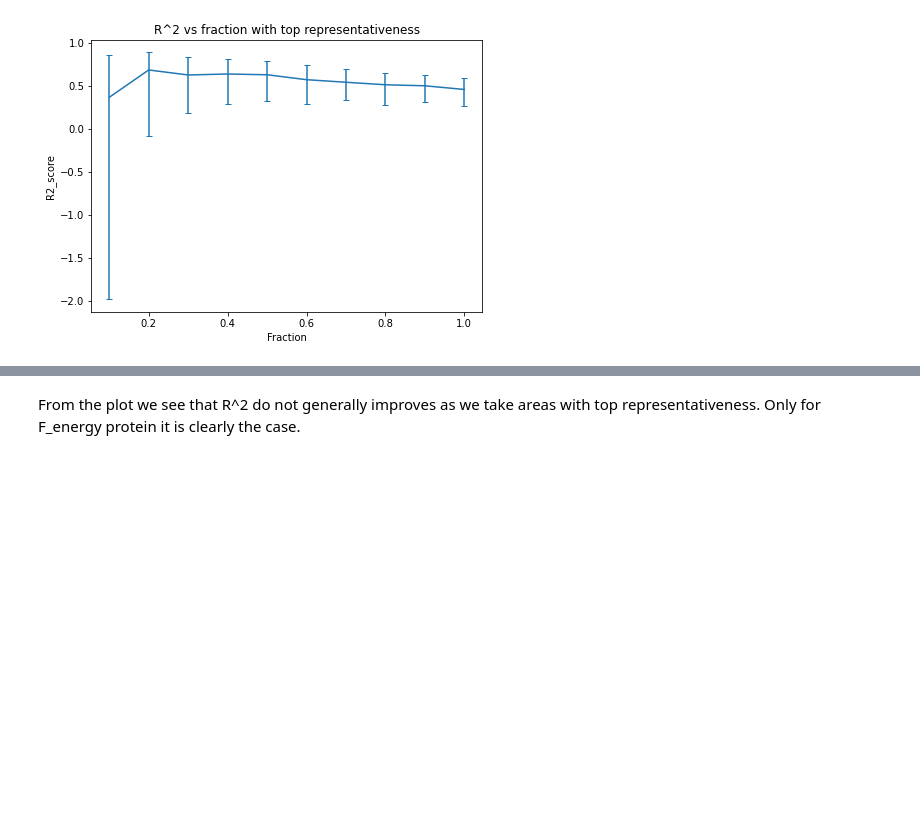
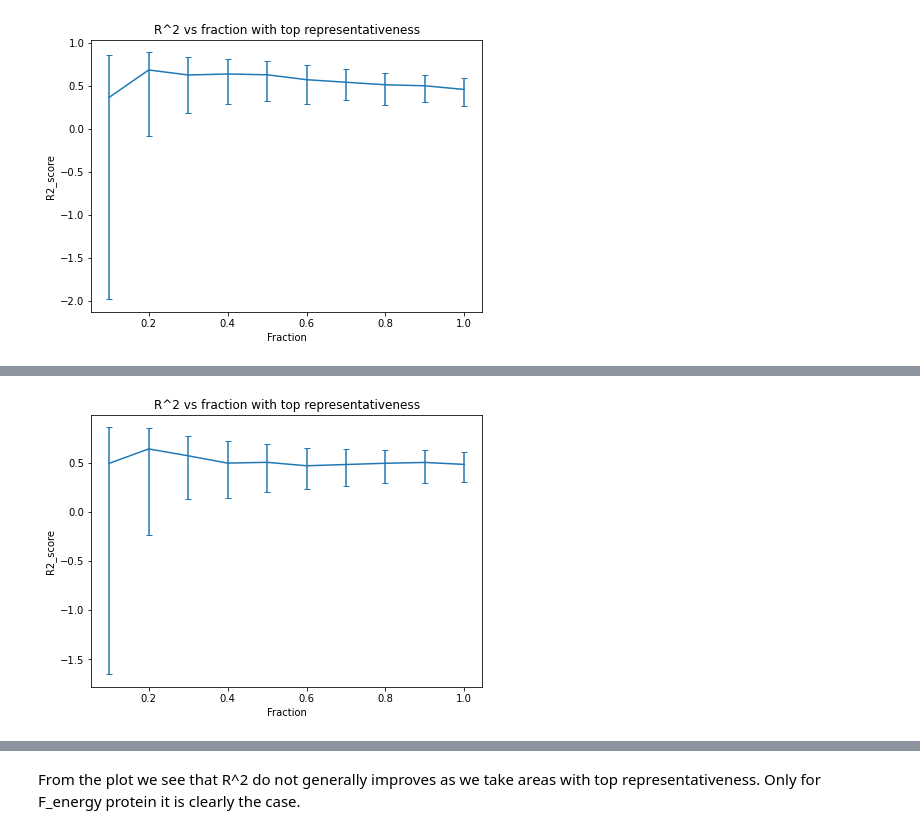
Before and after one commit to DenisPushkin/ADA, a Jupyter notebook: project_extension.ipynb, the cells around one changed output, grey strips where cells are left out. Saved outputs shown, nothing was run; the diff lists cells and outputs as text; code cells hidden in the pictures; blank space fills up the shorter version.

```diff
--- a/project_extension.ipynb
+++ b/project_extension.ipynb
@@ -593,0 +637,11 @@ plt.show()
+# %%
+fog, ax = plt.subplots(1,1)
+ax.errorbar(repres_vals, r2_estimators[target],
+             yerr = [r2_estimators[target] - r2_lower_CIs[target], - r2_estimators[target] + r2_upper_CIs[target]],
+             capsize= 3)
+ax.set_xlabel('Fraction')
+ax.set_ylabel('R2_score')
+ax.set_title('R^2 vs fraction with top representativeness')
+plt.show()
+# %% [output]
+[figure, added]
```
Also changed, not shown: parts of 5 cells of this notebook.
